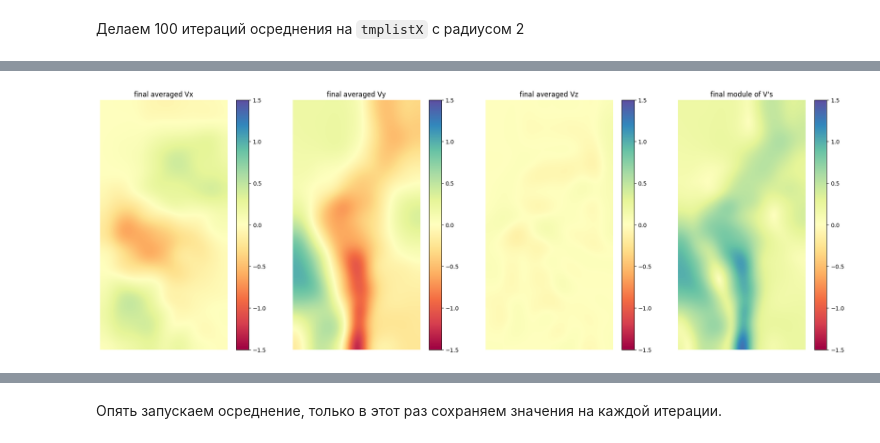
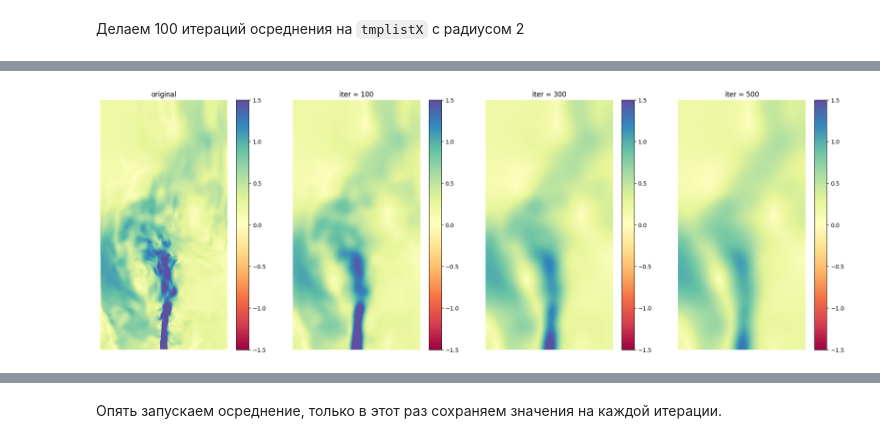
Before and after one commit to germanFid/FieldAveraging, a Jupyter notebook: playground.ipynb, the cells around one changed output, grey strips where cells are left out. Cells and saved outputs as stored; diff of their text form; code cells hidden in the pictures.

```diff
--- a/playground.ipynb
+++ b/playground.ipynb
@@ -123,11 +79,6 @@ normalize = [-1.5, 1.5]
 # %% [markdown]
 Делаем 100 итераций осреднения на `tmplistX` с радиусом 2
 # %%
-# Define radius of averaging
-av_radius = 2
-
-# Define max_processes
-m_processes = 16
 
 all_coord_mod = calculate_module_of_arrays((tmplistX, tmplistY, tmplistZ))
 
@@ -139,15 +90,16 @@ all_coord_mod = calculate_module_of_arrays((tmplistX, tmplistY, tmplistZ))
 # av2 = tmplistY
 # av3 = tmplistZ
 
-graphics = []
-graphics.append(tmplistX)
-graphics.append(tmplistY)
-graphics.append(tmplistZ)
-graphics.append(all_coord_mod)
+graphicsX = []
+graphicsY = []
+graphicsZ = []
+graphicsM = []
+graphicsX.append(tmplistX)
+graphicsY.append(tmplistY)
+graphicsZ.append(tmplistZ)
+graphicsM.append(all_coord_mod)
 
-titles = ["original Vx", "original Vy", "original Vz", "sqrt(av1^2+av2^2+av^3)"]
-
-plot_figures_in_row(graphics, titles=titles, figsize=figsize, show_axes=show_axes, show_colorbar=show_colorbar, font_size=font_size, subplot_widths=subplot_widths, normalize=normalize)
+titles = ["original", "iter = 100", "iter = 300", "iter = 500"]
 
 av1 = basic_2d_array_averaging_parallel(np.asarray(tmplistX, dtype=np.float32), av_radius, max_processes=m_processes)
 av2 = basic_2d_array_averaging_parallel(np.asarray(tmplistY, dtype=np.float32), av_radius, max_processes=m_processes)
@@ -156,53 +108,68 @@ av3 = basic_2d_array_averaging_parallel(np.asarray(tmplistZ, dtype=np.float32),
 with tqdm(total=100) as pbar:
     for i in range(100):
         av1 = basic_2d_array_averaging_parallel(av1, av_radius, max_processes=m_processes)
+        pbar.update(1)
+with tqdm(total=100) as pbar:
+    for i in range(100):
         av2 = basic_2d_array_averaging_parallel(av2, av_radius, max_processes=m_processes)
+        pbar.update(1)
+with tqdm(total=100) as pbar:
+    for i in range(100):
         av3 = basic_2d_array_averaging_parallel(av3, av_radius, max_processes=m_processes)
         pbar.update(1)
 all_coord_mod = calculate_module_of_arrays((av1, av2, av3))
 
-titles = ["final averaged Vx", "final averaged Vy", "final averaged Vz", "final module of V's"]
-
-print('поле при '+str(i+1)+"'й итерации")
-graphics = []
-graphics.append(av1)
-graphics.append(av2)
-graphics.append(av3)
-graphics.append(all_coord_mod)
-
-plot_figures_in_row(graphics, titles=titles, figsize=figsize, show_axes=show_axes, show_colorbar=show_colorbar, font_size=font_size, subplot_widths=subplot_widths, normalize=normalize)
+graphicsX.append(av1)
+graphicsY.append(av2)
+graphicsZ.append(av3)
+graphicsM.append(all_coord_mod)
 
 with tqdm(total=200) as pbar:
     for i in range(200):
         av1 = basic_2d_array_averaging_parallel(av1, av_radius, max_processes=m_processes)
+        pbar.update(1)
+with tqdm(total=200) as pbar:
+    for i in range(200):
         av2 = basic_2d_array_averaging_parallel(av2, av_radius, max_processes=m_processes)
+        pbar.update(1)
+with tqdm(total=200) as pbar:
+    for i in range(200):
         av3 = basic_2d_array_averaging_parallel(av3, av_radius, max_processes=m_processes)
         pbar.update(1)
 all_coord_mod = calculate_module_of_arrays((av1, av2, av3))
 
-print('поле при '+str(i+101)+"'й итерации")
-graphics = []
-graphics.append(av1)
-graphics.append(av2)
-graphics.append(av3)
-graphics.append(all_coord_mod)
-
-plot_figures_in_row(graphics, titles=titles, figsize=figsize, show_axes=show_axes, show_colorbar=show_colorbar, font_size=font_size, subplot_widths=subplot_widths, normalize=normalize)
+graphicsX.append(av1)
+graphicsY.append(av2)
+graphicsZ.append(av3)
+graphicsM.append(all_coord_mod)
 
 with tqdm(total=200) as pbar:
     for i in range(200):
         av1 = basic_2d_array_averaging_parallel(av1, av_radius, max_processes=m_processes)
+        pbar.update(1)
+with tqdm(total=200) as pbar:
+    for i in range(200):
         av2 = basic_2d_array_averaging_parallel(av2, av_radius, max_processes=m_processes)
+        pbar.update(1)
+with tqdm(total=200) as pbar:
+    for i in range(200):
         av3 = basic_2d_array_averaging_parallel(av3, av_radius, max_processes=m_processes)
         pbar.update(1)
 all_coord_mod = calculate_module_of_arrays((av1, av2, av3))
+graphicsX.append(av1)
+graphicsY.append(av2)
+graphicsZ.append(av3)
+graphicsM.append(all_coord_mod)
 
-print('поле при '+str(i+301)+"'й итерации")
-graphics = []
-graphics.append(av1)
-graphics.append(av2)
-graphics.append(av3)
-graphics.append(all_coord_mod)
+fig1 = plot_figures_in_row(graphicsX, titles=titles, figsize=figsize, show_axes=show_axes, show_colorbar=show_colorbar, font_size=font_size, subplot_widths=subplot_widths, normalize=normalize)
+fig1.savefig('Vx field on different iterations.jpg', dpi=300, format='jpeg')
 
-plot_figures_in_row(graphics, titles=titles, figsize=figsize, show_axes=show_axes, show_colorbar=show_colorbar, font_size=font_size, subplot_widths=subplot_widths, normalize=normalize)
+fig2 = plot_figures_in_row(graphicsY, titles=titles, figsize=figsize, show_axes=show_axes, show_colorbar=show_colorbar, font_size=font_size, subplot_widths=subplot_widths, normalize=normalize)
+fig2.savefig('Vy field on different iterations.jpg', dpi=300, format='jpeg')
+
+fig3 = plot_figures_in_row(graphicsZ, titles=titles, figsize=figsize, show_axes=show_axes, show_colorbar=show_colorbar, font_size=font_size, subplot_widths=subplot_widths, normalize=normalize)
+fig3.savefig('Vz field on different iterations.jpg', dpi=300, format='jpeg')
+
+fig4 = plot_figures_in_row(graphicsM, titles=titles, figsize=figsize, show_axes=show_axes, show_colorbar=show_colorbar, font_size=font_size, subplot_widths=subplot_widths, normalize=normalize)
+fig4.savefig('V modyle field on different iterations.jpg', dpi=300, format='jpeg')
 # %% [output]
@@ -215 +183 @@ plot_figures_in_row(graphics, titles=titles, figsize=figsize, show_axes=show_axe
-[figure, old version]
+[figure, new version]
```
Also changed, not shown: parts of 11 cells of this notebook, 2 other files.
